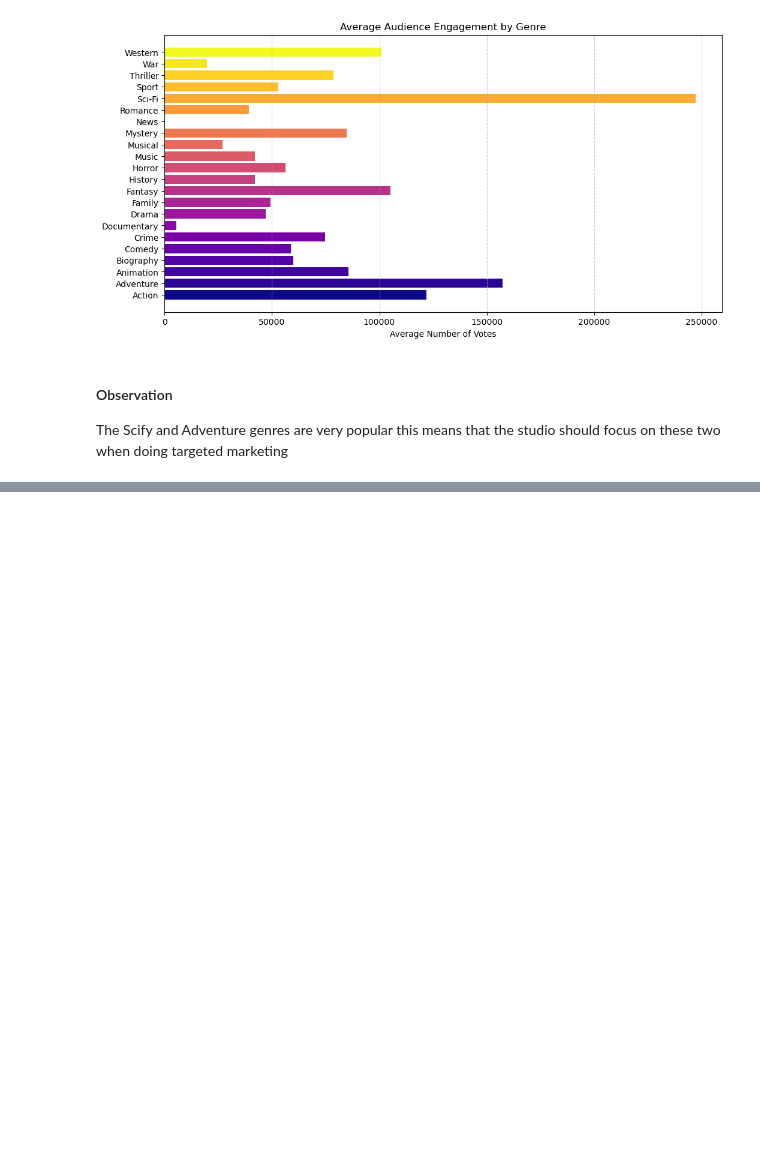
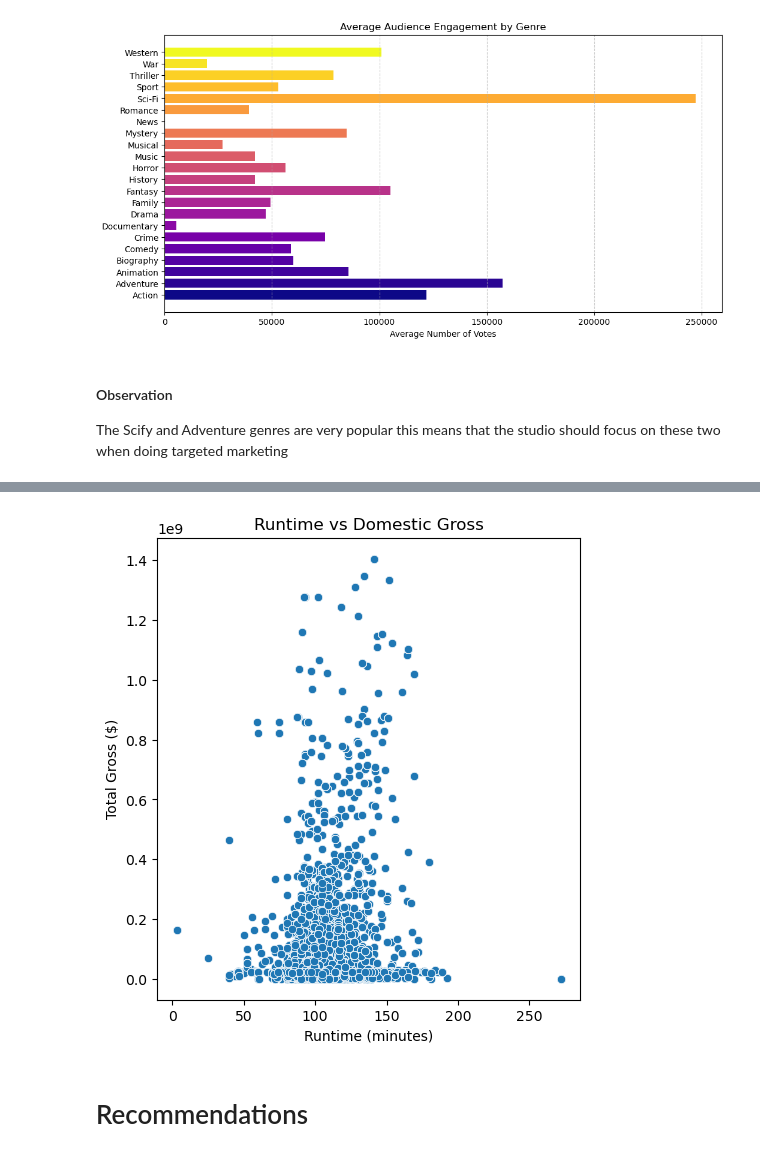
Before and after one commit to She-LoyceTsuma/dsc-phase-2-project-v3, a Jupyter notebook: student.ipynb, the cells around one changed output, grey strips where cells are left out. Drawn from its saved outputs; the diff is of its cells as text; code cells hidden in the pictures; blank space fills up the shorter version.

```diff
--- a/student.ipynb
+++ b/student.ipynb
@@ -399,0 +417,6 @@ The Scify and Adventure genres are very popular this means that the studio shoul
+# %%
+alpha = 0.05
+exploded_df['total_gross'] =exploded_df['foreign_gross'] + exploded_df['domestic_gross']
+pearson_coef, pearson_p_value = stats.pearsonr(exploded_df['runtime_minutes'], exploded_df['total_gross'])
+print(f"Pearson's correlation coefficient: {pearson_coef:.2f}")
+print(f"Pearson's p-value: {pearson_p_value:.2f}")
@@ -399,0 +459,20 @@ The Scify and Adventure genres are very popular this means that the studio shoul
+# %%
+#Visualization
+
+plt.figure(figsize=(12, 6))
+
+# Scatter plot for Runtime vs Domestic Gross
+
+plt.subplot(1, 2, 1)
+
+sns.scatterplot(x='runtime_minutes', y='total_gross', data = exploded_df)
+
+plt.title('Runtime vs Domestic Gross')
+
+plt.xlabel('Runtime (minutes)')
+
+plt.ylabel('Total Gross ($)');
+# %% [output]
+[figure, added]
+# %% [markdown]
+# Recommendations
```
Also changed, not shown: parts of 11 cells of this notebook.
